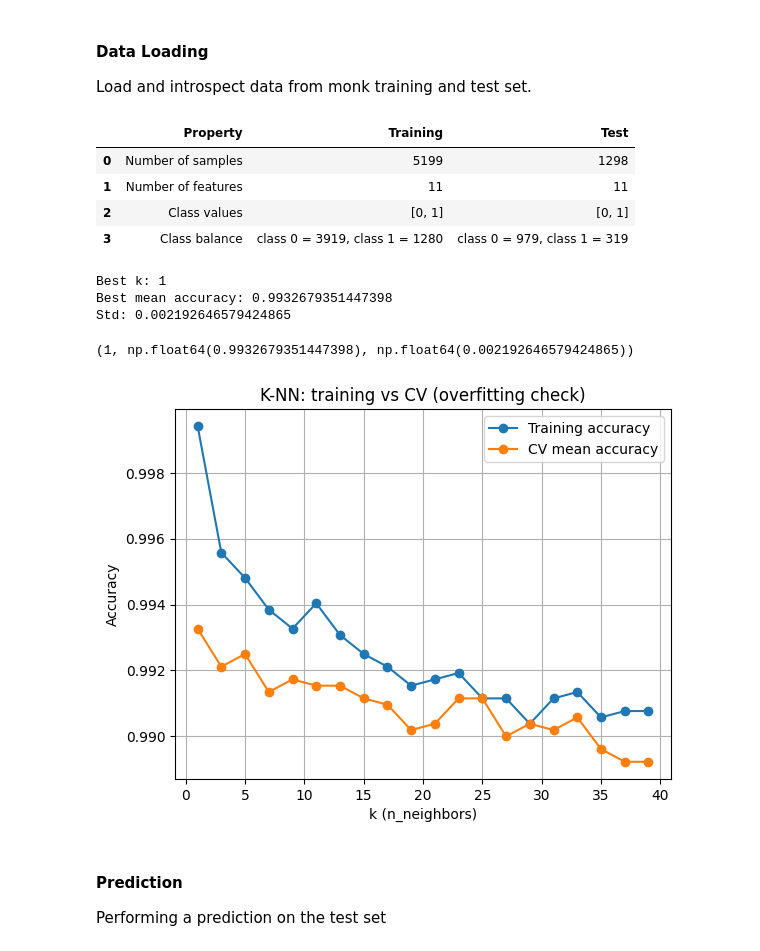
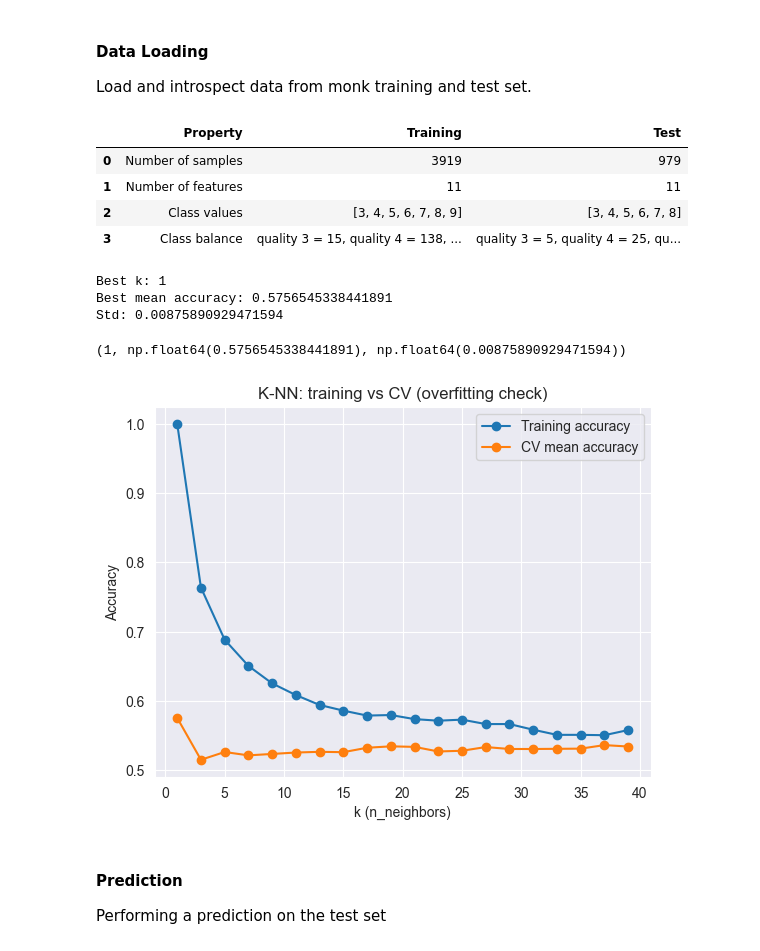
Before and after one commit to Borbico/Machine_Learning_Melaccio, a Jupyter notebook: collaudo/wine_KNN.ipynb, the cells around one changed output. Saved outputs shown, nothing was run; the diff lists cells and outputs as text; code cells hidden in the pictures.

```diff
--- a/collaudo/wine_KNN.ipynb
+++ b/collaudo/wine_KNN.ipynb
@@ -19,6 +19,19 @@ n_split = 5
 default_cv = StratifiedKFold(n_splits=n_split, shuffle=True, random_state=42)
 
 default_krange = list(range(1, 41, 2))
+
+default_random_state = 42
+
+# Subset is derived from data analysis
+# and feature selection, more for learning purpose
+# than for real needs as the numner of features is small
+subset_features_1 = [
+    'alcohol',
+    'volatile acidity',
+    'sulphates',
+    'citric acid',
+    'total sulfur dioxide'
+]
 # %% [markdown]
 <h2>Wine Dataset</h2>
 <hr/>
@@ -27,15 +40,17 @@ default_krange = list(range(1, 41, 2))
 <p>Load and introspect data from monk training and test set.</p>
 # %%
 importlib.reload(wine)
-df_train, df_test = wine.stratified_split()
-X_tr, y_tr, X_ts, y_ts = wine.split_and_prepare_dataset(df_train, df_test)
+df_train, df_test = wine.stratified_split(type='white', seed=default_random_state)
+X_tr_full, y_tr, X_ts, y_ts = wine.split_and_prepare_dataset(df_train, df_test)
+X_tr = X_tr_full[subset_features_1]
+X_ts = X_ts[subset_features_1]
 wine.dataset_introspection(df_train, df_test)
 # %% [output]
 |  | Property | Training | Test |
-| 0 | Number of samples | 5199 | 1298 |
+| 0 | Number of samples | 3919 | 979 |
 | 1 | Number of features | 11 | 11 |
-| 2 | Class values | [0, 1] | [0, 1] |
-| 3 | Class balance | class 0 = 3919, class 1 = 1280 | class 0 = 979, class 1 = 319 |
+| 2 | Class values | [3, 4, 5, 6, 7, 8, 9] | [3, 4, 5, 6, 7, 8] |
+| 3 | Class balance | quality 3 = 15, quality 4 = 138, ... | quality 3 = 5, quality 4 = 25, qu... |
 # %%
 model, cv_scores, train_scores = kc.find_best_knn_model(
     X_tr, y_tr, default_cv, default_krange
@@ -44,13 +59,13 @@ model, cv_scores, train_scores = kc.find_best_knn_model(
 kc.knn_introspection(cv_scores)
 # %% [output]
 Best k: 1
-Best mean accuracy: 0.9932679351447398
-Std: 0.002192646579424865
+Best mean accuracy: 0.5756545338441891
+Std: 0.00875890929471594
-(1, np.float64(0.9932679351447398), np.float64(0.002192646579424865))
+(1, np.float64(0.5756545338441891), np.float64(0.00875890929471594))
 # %%
 kc.plot_knn_validation_curve(cv_scores, train_scores)
 # %% [output]
-[figure, old version]
+[figure, new version]
 # %% [markdown]
 <h4>Prediction</h4>
 <p>Performing a prediction on the test set</p>
```
Also changed, not shown: parts of 3 cells of this notebook, 10 other files.
